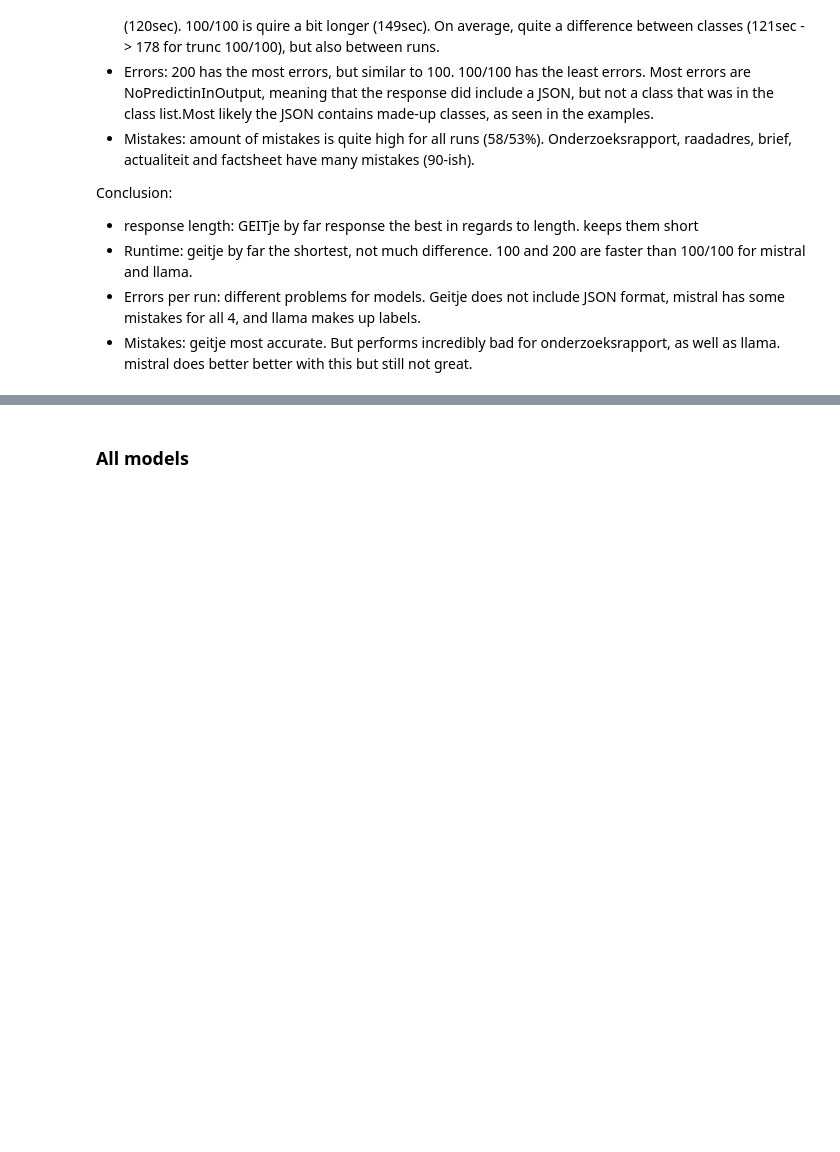
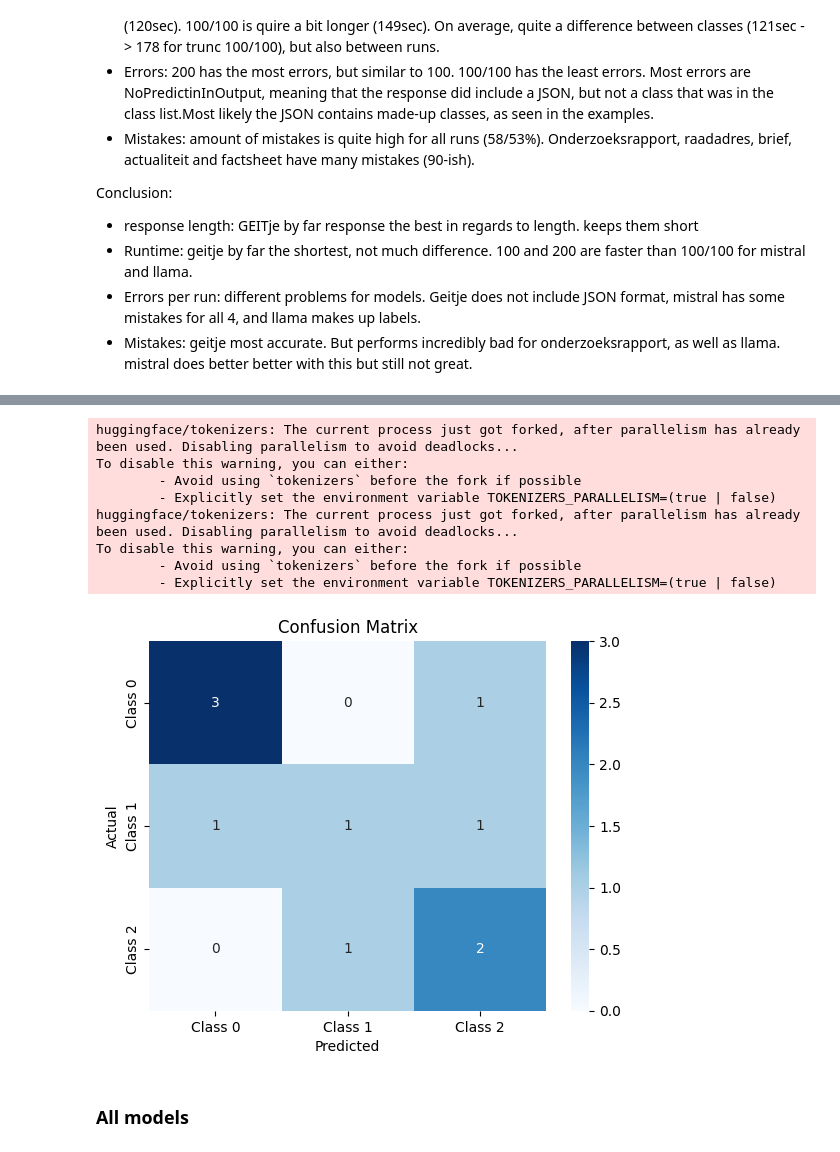
Before and after one commit to Amsterdam-Internships/document-classification-using-large-language-models, a Jupyter notebook: PredictionAnalysis/TruncationExperiment.ipynb, the cells around one changed output, grey strips where cells are left out. Saved outputs shown, nothing was run; the diff lists cells and outputs as text; code cells hidden in the pictures; blank space fills up the shorter version.

```diff
--- a/PredictionAnalysis/TruncationExperiment.ipynb
+++ b/PredictionAnalysis/TruncationExperiment.ipynb
@@ -311,3 +356,35 @@ Conclusion:
+# %%
+import numpy as np
+from sklearn.metrics import confusion_matrix
+import seaborn as sns
+import matplotlib.pyplot as plt
+
+# Assuming you have lists of true labels and predictions
+y_true = [0, 1, 2, 2, 0, 1, 0, 2, 1, 0]  # Example true labels
+y_pred = [0, 2, 1, 2, 0, 0, 0, 2, 1, 2]  # Example predictions
+
+# Compute the confusion matrix
+cm = confusion_matrix(y_true, y_pred)
+
+# Optionally, define class names (if you have them)
+class_names = ['Class 0', 'Class 1', 'Class 2']
+
+# Display the confusion matrix using seaborn heatmap
+sns.heatmap(cm, annot=True, fmt='d', cmap='Blues', xticklabels=class_names, yticklabels=class_names)
+plt.xlabel('Predicted')
+plt.ylabel('Actual')
+plt.title('Confusion Matrix')
+plt.show()
+# %% [output]
+huggingface/tokenizers: The current process just got forked, after parallelism has already been used. Disabling parallelism to avoid deadlocks...
+To disable this warning, you can either:
+        - Avoid using `tokenizers` before the fork if possible
+        - Explicitly set the environment variable TOKENIZERS_PARALLELISM=(true | false)
+huggingface/tokenizers: The current process just got forked, after parallelism has already been used. Disabling parallelism to avoid deadlocks...
+To disable this warning, you can either:
+        - Avoid using `tokenizers` before the fork if possible
+        - Explicitly set the environment variable TOKENIZERS_PARALLELISM=(true | false)
+[figure, added]
 # %% [markdown]
 ### All models
 # %%
```
Also changed, not shown: parts of 1 cell of this notebook, 21 other files.
